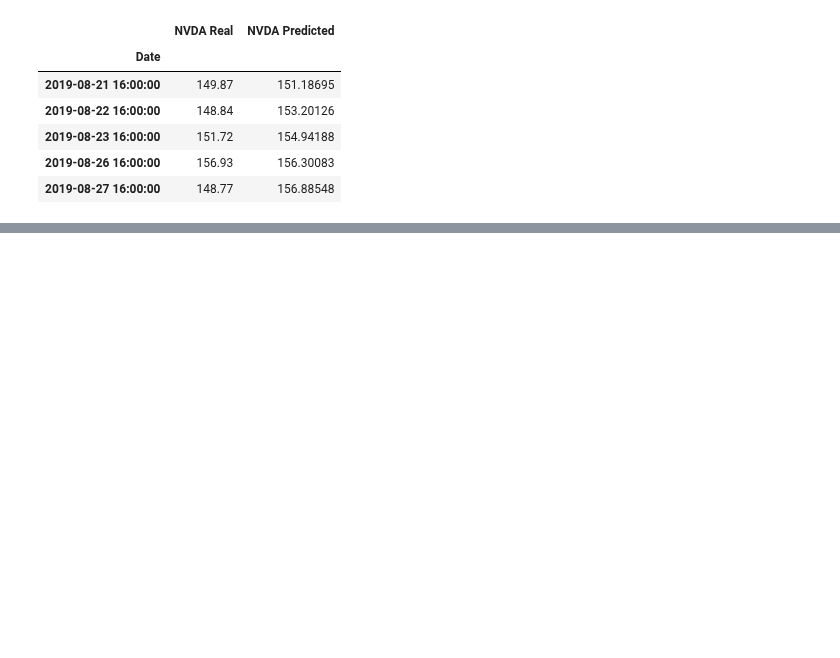
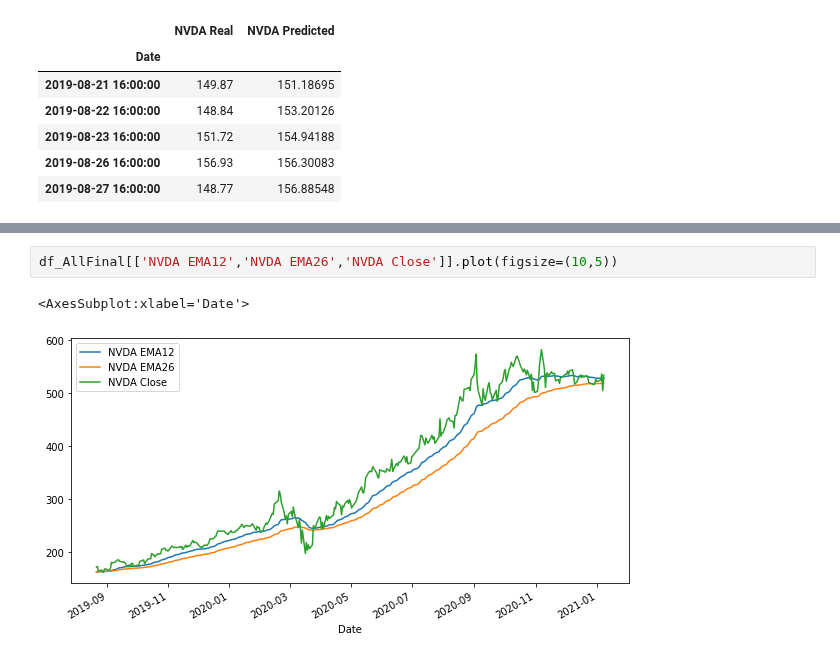
Before and after one commit to vsmolina/Machine_Teachers, a Jupyter notebook: Project Final/Stock_predictor - Signals FINAL.ipynb, the cells around one changed output, grey strips where cells are left out. Saved outputs shown, nothing was run; the diff lists cells and outputs as text; blank space fills up the shorter version.

```diff
--- a/Project Final/Stock_predictor - Signals FINAL.ipynb
+++ b/Project Final/Stock_predictor - Signals FINAL.ipynb
@@ -246,0 +252,5 @@ df_Trade_Signals['NVDA Trade Signal'].sum()
+# %%
+df_AllFinal[['NVDA EMA12','NVDA EMA26','NVDA Close']].plot(figsize=(10,5))
+# %% [output]
+<AxesSubplot:xlabel='Date'>
+[figure, added]
```
Also changed, not shown: parts of 18 cells of this notebook, 1 other file.
